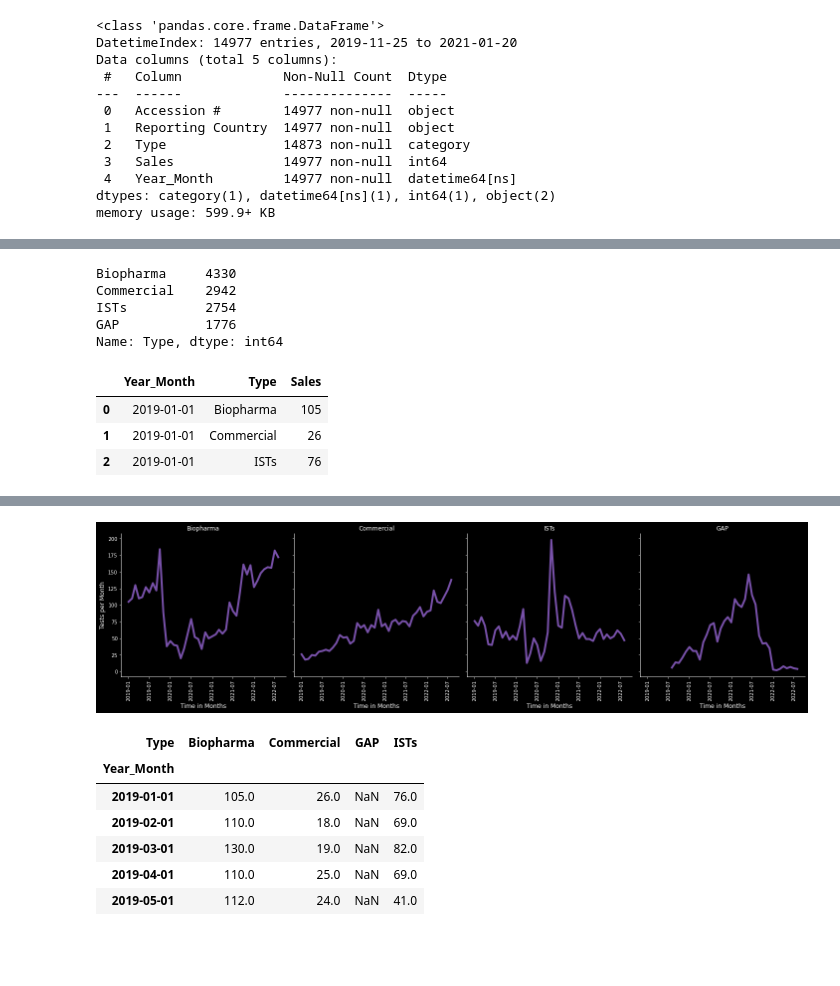
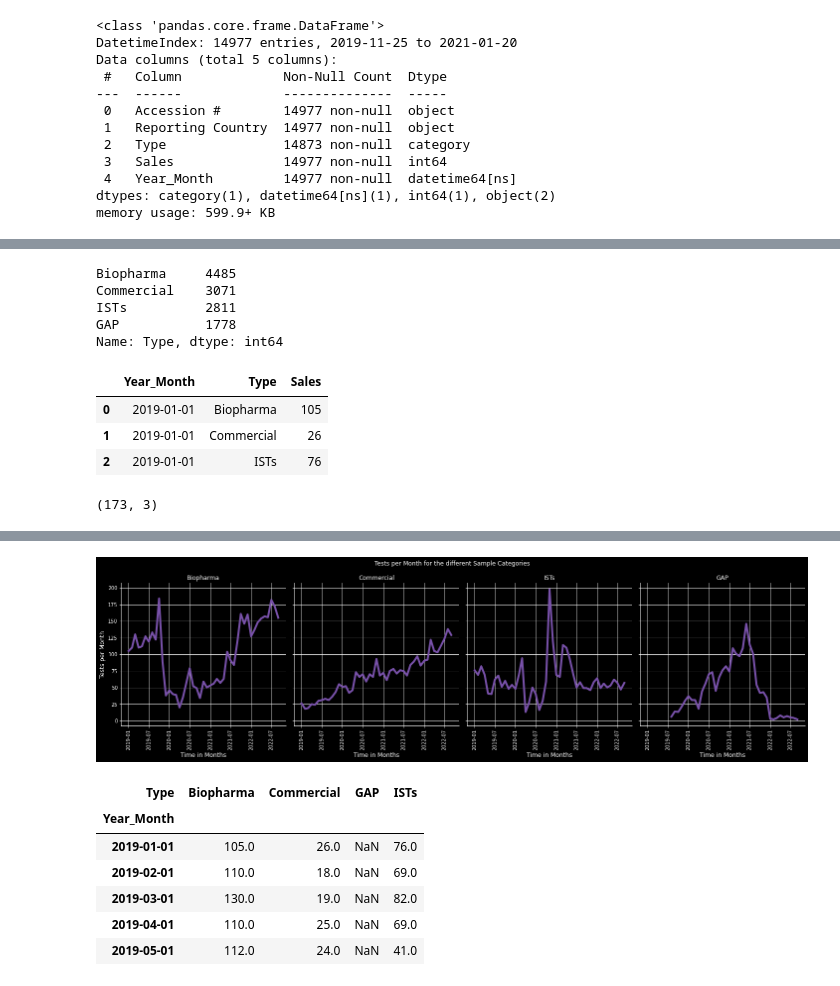
Before and after one commit to SilverSurferClash/Sales_analysis, a Jupyter notebook: Import_clean_SFDC_script.ipynb, the cells around one changed output, grey strips where cells are left out. Saved outputs shown, nothing was run; the diff lists cells and outputs as text; code cells hidden in the pictures; blank space fills up the shorter version.

```diff
--- a/Import_clean_SFDC_script.ipynb
+++ b/Import_clean_SFDC_script.ipynb
@@ -322,11 +280,11 @@ memory usage: 599.9+ KB
 # %%
 #Select the time horizion to analyse
 start_date = "2018"
-end_date = "2022-08"
+end_date = "2022-09"
 #Select the # of countries to be analyses based on the maxiumum number of samplesin
 #the time horizon
 num_countries = 6
 #Create the dataframe relevant for the time periode which should be analysed
 countries_df = countries_df.loc[start_date:end_date].copy()
-print(f"The number of samples in this dataframe is {countries_df.shape[0]}")
+print(f"The total number of samples in this dataframe is {countries_df.shape[0]}")
 # %% [output]
@@ -370,10 +315,10 @@ top_x_sales["Type"] = top_x_sales["Type"].map(merge_ISTs)
 
 top_x_sales["Type"].value_counts()
 # %% [output]
-Biopharma     4330
-Commercial    2942
-ISTs          2754
-GAP           1776
+Biopharma     4485
+Commercial    3071
+ISTs          2811
+GAP           1778
 Name: Type, dtype: int64
 # %%
 all_countries_by_type = top_x_sales.groupby(['Year_Month', "Type"]).sum().reset_index()
@@ -383,16 +328,24 @@ all_countries_by_type.head(3)
 | 0 | 2019-01-01 | Biopharma | 105 |
 | 1 | 2019-01-01 | Commercial | 26 |
 | 2 | 2019-01-01 | ISTs | 76 |
+# %%
+all_countries_by_type.shape
+# %% [output]
+(173, 3)
 # %%
 #Use relpot for plotting
 # %%
 #Plot the sales for each category over time
-g = sns.relplot(data = all_countries_by_type, x = "Year_Month", y = "Sales", kind = "line", col = "Type", color = "#7851a9", linewidth=4)
+g = sns.relplot(data = all_countries_by_type, x = "Year_Month", y = "Sales", kind = "line", col = "Type", color = "#7851a9", linewidth=4 )
 g.set_xticklabels(rotation = "90")
-sns.set_style({'axes.grid' : False})
+
 g.set_ylabels("Tests per Month")
 g.set_xlabels("Time in Months")
 g.set_titles(col_template = '{col_name}')
+g.fig.suptitle('Tests per Month for the different Sample Categories', y=1.05)
+
+plt.savefig('facet_plot.pdf', dpi = 300, bbox_inches ="tight",
+            pad_inches = 1)
+files.download("facet_plot.pdf")
 plt.show()
-#plt.xticks( rotation = "90")
 # %% [output]
@@ -399,4 +354,4 @@ plt.show()
-[figure, old version]
+[figure, new version]
 # %%
 #Re-create the stacked area plot used so far
 
```
Also changed, not shown: parts of 34 cells of this notebook.
